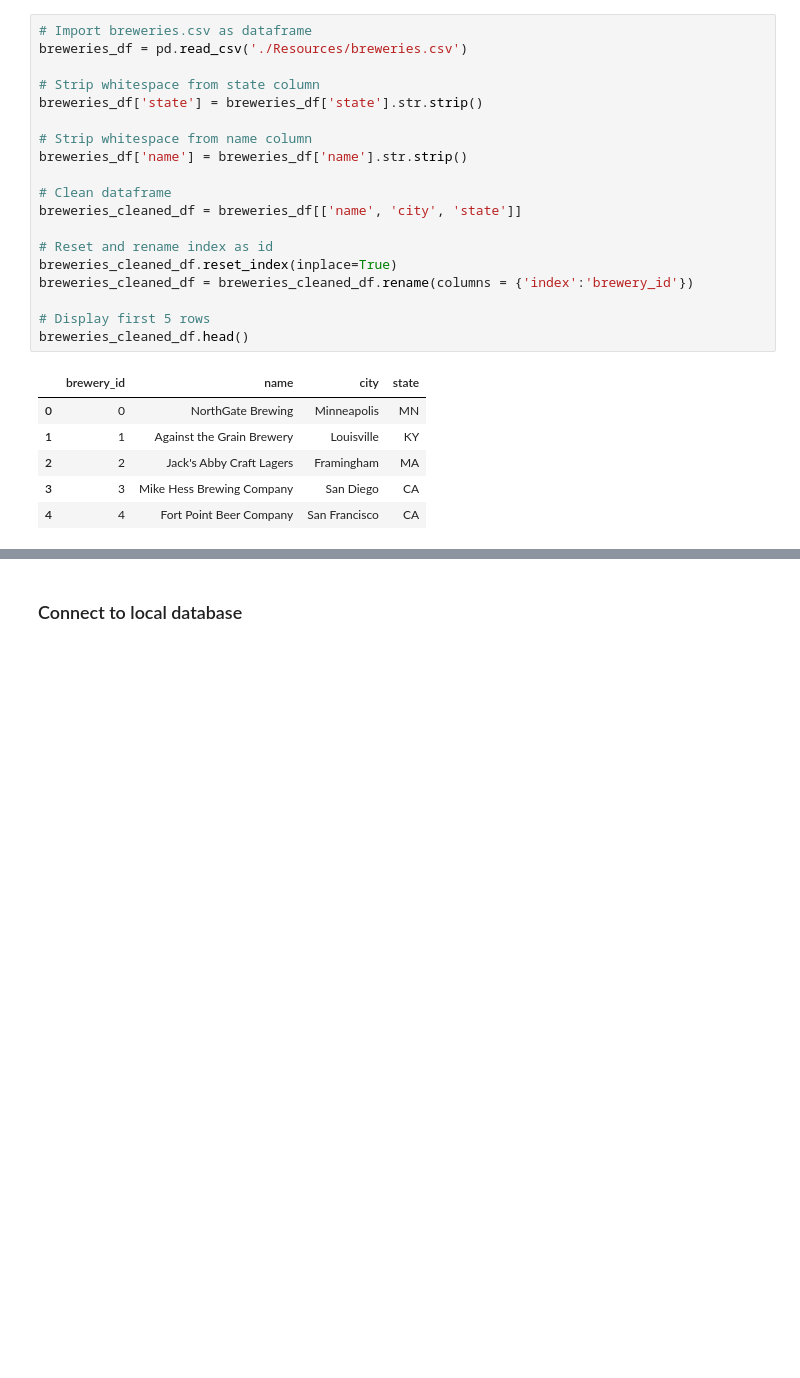
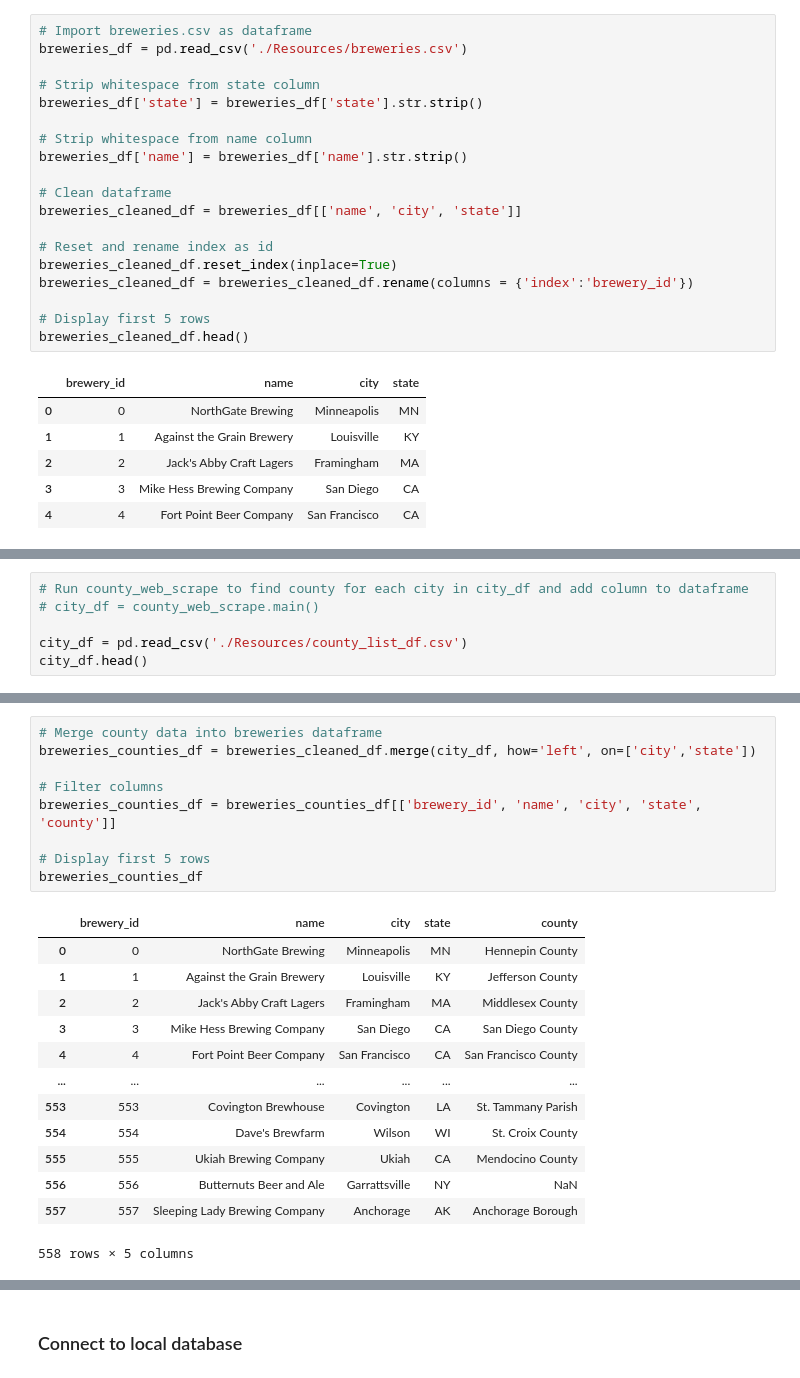
Before and after one commit to gdagger/Team3_Project2, a Jupyter notebook: ETL.ipynb, the cells around one changed output, grey strips where cells are left out. Cells and saved outputs as stored; diff of their text form; blank space fills up the shorter version.

Commit message:
Finished web scraping and pulling county data

```diff
--- a/ETL.ipynb
+++ b/ETL.ipynb
@@ -48,0 +75,6 @@ breweries_cleaned_df.head()
+# %%
+# Run county_web_scrape to find county for each city in city_df and add column to dataframe
+# city_df = county_web_scrape.main()
+
+city_df = pd.read_csv('./Resources/county_list_df.csv')
+city_df.head()
@@ -48,0 +88,23 @@ breweries_cleaned_df.head()
+# %%
+# Merge county data into breweries dataframe
+breweries_counties_df = breweries_cleaned_df.merge(city_df, how='left', on=['city','state'])
+
+# Filter columns
+breweries_counties_df = breweries_counties_df[['brewery_id', 'name', 'city', 'state', 'county']]
+
+# Display first 5 rows
+breweries_counties_df
+# %% [output]
+|  | brewery_id | name | city | state | county |
+| 0 | 0 | NorthGate Brewing | Minneapolis | MN | Hennepin County |
+| 1 | 1 | Against the Grain Brewery | Louisville | KY | Jefferson County |
+| 2 | 2 | Jack's Abby Craft Lagers | Framingham | MA | Middlesex County |
+| 3 | 3 | Mike Hess Brewing Company | San Diego | CA | San Diego County |
+| 4 | 4 | Fort Point Beer Company | San Francisco | CA | San Francisco County |
+| ... | ... | ... | ... | ... | ... |
+| 553 | 553 | Covington Brewhouse | Covington | LA | St. Tammany Parish |
+| 554 | 554 | Dave's Brewfarm | Wilson | WI | St. Croix County |
+| 555 | 555 | Ukiah Brewing Company | Ukiah | CA | Mendocino County |
+| 556 | 556 | Butternuts Beer and Ale | Garrattsville | NY | NaN |
+| 557 | 557 | Sleeping Lady Brewing Company | Anchorage | AK | Anchorage Borough |
+558 rows × 5 columns
```
Also changed, not shown: parts of 18 cells of this notebook, 1 other file.
